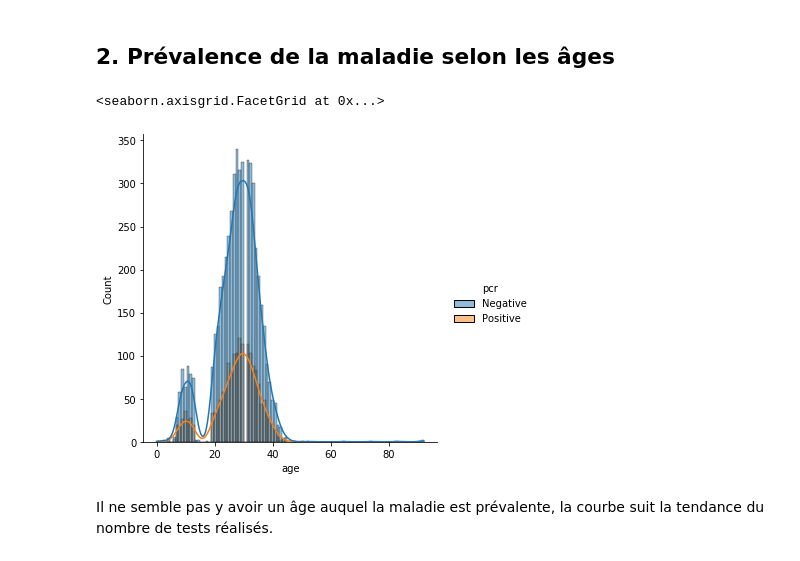
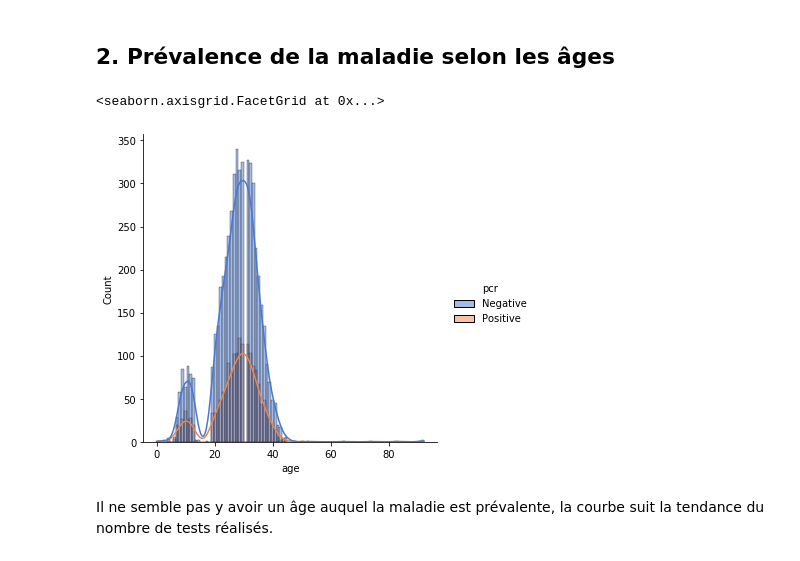
Before and after one commit to GladB/inria-aphp-assignment, a Jupyter notebook: 3_eda_inria_interview_process.ipynb, the cells around one changed output. Cells and saved outputs as stored; diff of their text form; code cells hidden in the pictures.

```diff
--- a/3_eda_inria_interview_process.ipynb
+++ b/3_eda_inria_interview_process.ipynb
@@ -58,10 +45,10 @@ Sur l'ensemble de la population, on compte trois fois plus de tests négatifs qu
 # %% [markdown]
 ## 2. Prévalence de la maladie selon les âges
 # %%
-sns.displot(data=full_df, x="age", hue="pcr", kde=True)
+sns.displot(data=full_df, x="age", hue="pcr", kde=True, palette="muted")
 # %% [output]
 <seaborn.axisgrid.FacetGrid at 0x...>
-[figure, old version]
+[figure, new version]
 # %% [markdown]
 Il ne semble pas y avoir un âge auquel la maladie est prévalente, la courbe suit la tendance du nombre de tests réalisés.
 # %% [markdown]
```
Also changed, not shown: parts of 13 cells of this notebook, 7 other files.
